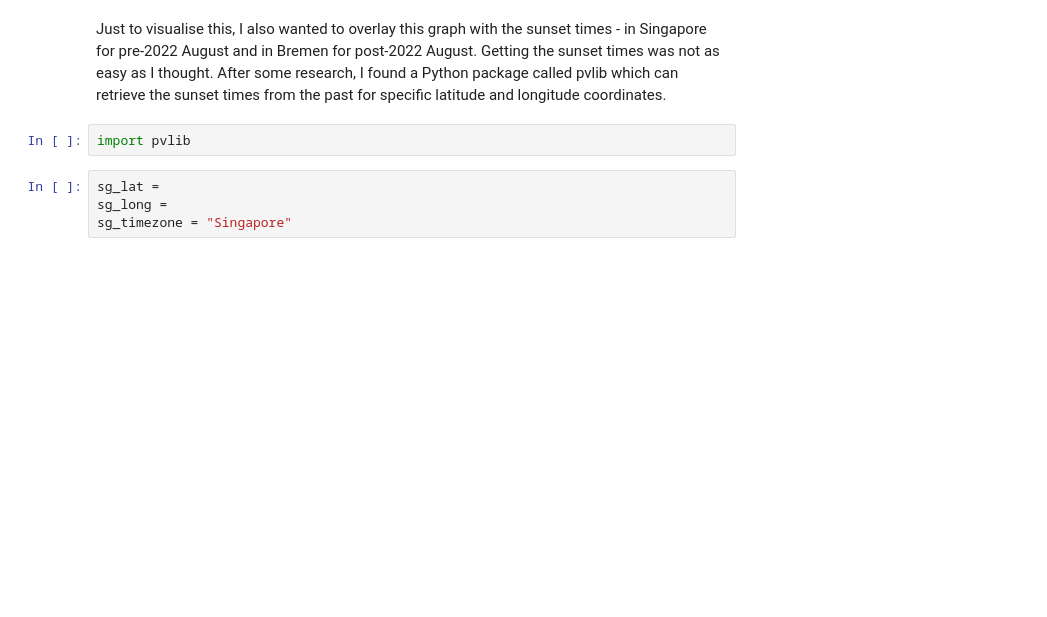
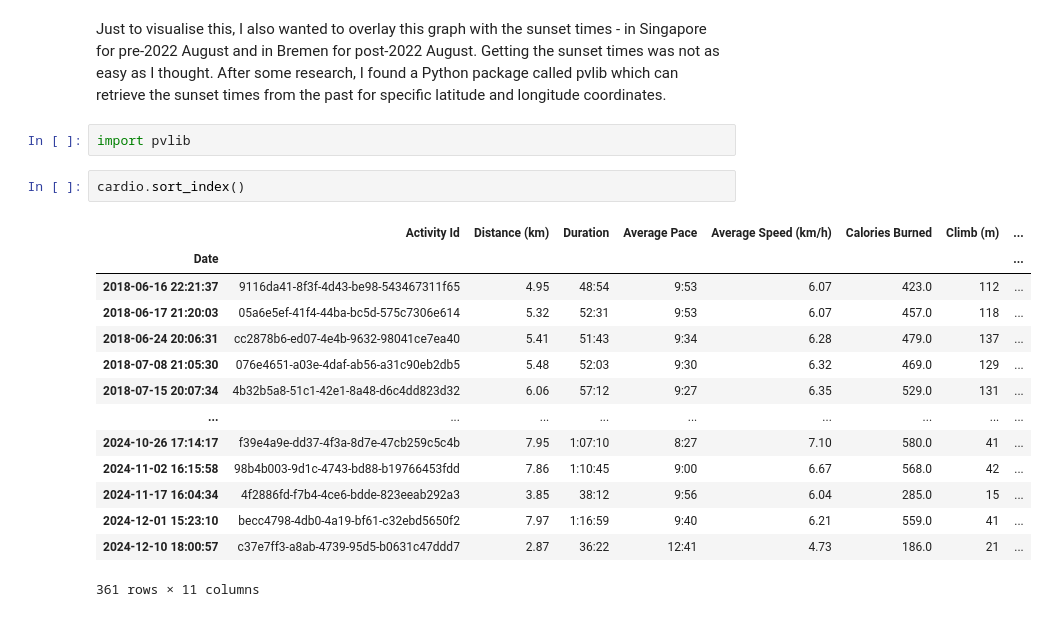
Before and after one commit to surajkarak/runkeeper_data_analysis, a Jupyter notebook: runkeeper_data.ipynb, the cells around one changed output. Drawn from its saved outputs; the diff is of its cells as text; blank space fills up the shorter version.

```diff
--- a/runkeeper_data.ipynb
+++ b/runkeeper_data.ipynb
@@ -467,7 +467,20 @@ Just to visualise this, I also wanted to overlay this graph with the sunset time
 Getting the sunset times was not as easy as I thought. After some research, I found a Python package called pvlib which can retrieve the sunset times from the past for specific latitude and longitude coordinates.
 # %%
 import pvlib
-# %%
-sg_lat =
-sg_long =
-sg_timezone = "Singapore"
+# %%
+cardio.sort_index()
+# %% [output]
+|  | Activity Id | Distance (km) | Duration | Average Pace | Average Speed (km/h) | Calories Burned | Climb (m) | ... |
+| Date |  |  |  |  |  |  |  | ... |
+| 2018-06-16 22:21:37 | 9116da41-8f3f-4d43-be98-543467311f65 | 4.95 | 48:54 | 9:53 | 6.07 | 423.0 | 112 | ... |
+| 2018-06-17 21:20:03 | 05a6e5ef-41f4-44ba-bc5d-575c7306e614 | 5.32 | 52:31 | 9:53 | 6.07 | 457.0 | 118 | ... |
+| 2018-06-24 20:06:31 | cc2878b6-ed07-4e4b-9632-98041ce7ea40 | 5.41 | 51:43 | 9:34 | 6.28 | 479.0 | 137 | ... |
+| 2018-07-08 21:05:30 | 076e4651-a03e-4daf-ab56-a31c90eb2db5 | 5.48 | 52:03 | 9:30 | 6.32 | 469.0 | 129 | ... |
+| 2018-07-15 20:07:34 | 4b32b5a8-51c1-42e1-8a48-d6c4dd823d32 | 6.06 | 57:12 | 9:27 | 6.35 | 529.0 | 131 | ... |
+| ... | ... | ... | ... | ... | ... | ... | ... | ... |
+| 2024-10-26 17:14:17 | f39e4a9e-dd37-4f3a-8d7e-47cb259c5c4b | 7.95 | 1:07:10 | 8:27 | 7.10 | 580.0 | 41 | ... |
+| 2024-11-02 16:15:58 | 98b4b003-9d1c-4743-bd88-b19766453fdd | 7.86 | 1:10:45 | 9:00 | 6.67 | 568.0 | 42 | ... |
+| 2024-11-17 16:04:34 | 4f2886fd-f7b4-4ce6-bdde-823eeab292a3 | 3.85 | 38:12 | 9:56 | 6.04 | 285.0 | 15 | ... |
+| 2024-12-01 15:23:10 | becc4798-4db0-4a19-bf61-c32ebd5650f2 | 7.97 | 1:16:59 | 9:40 | 6.21 | 559.0 | 41 | ... |
+| 2024-12-10 18:00:57 | c37e7ff3-a8ab-4739-95d5-b0631c47ddd7 | 2.87 | 36:22 | 12:41 | 4.73 | 186.0 | 21 | ... |
+361 rows × 11 columns
```
Also changed, not shown: parts of 13 cells of this notebook.
